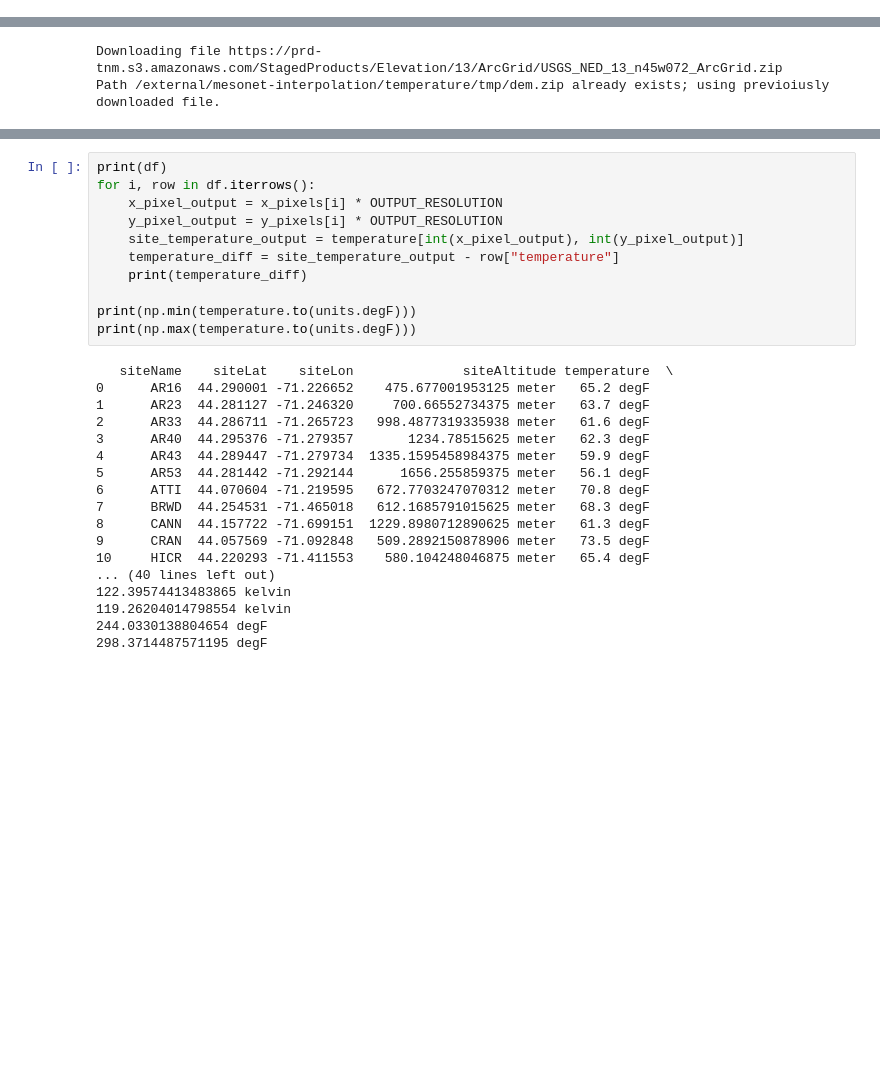
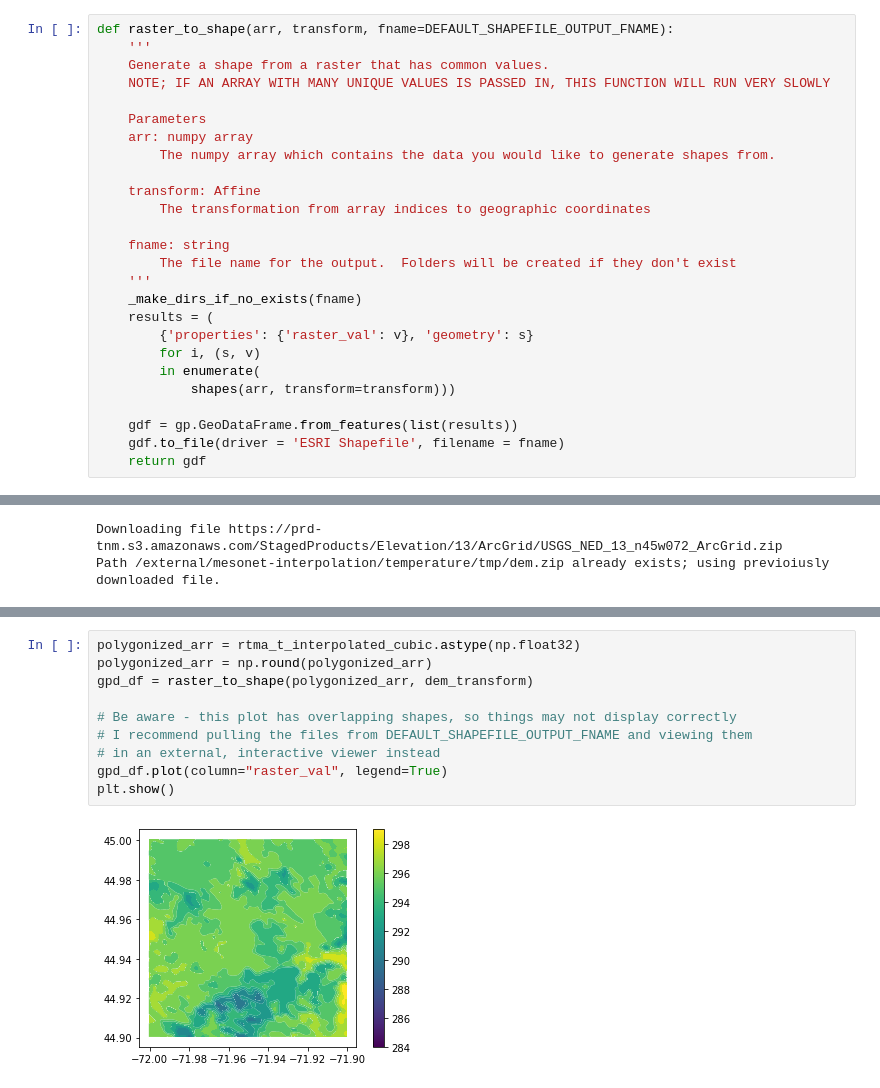
Before and after one commit to mikedorfman/mesonet-interpolation, a Jupyter notebook: temperature/Untitled.ipynb, the cells around one changed output, grey strips where cells are left out. Cells and saved outputs as stored; diff of their text form; blank space fills up the shorter version.

```diff
--- a/temperature/Untitled.ipynb
+++ b/temperature/Untitled.ipynb
@@ -128,6 +203,32 @@ def make_dirs_if_no_exists(dirname):
     if not os.path.exists(os.path.dirname(dirname)):
         print("Path %s does not exist.  Attempting to make it now." % os.path.dirname(dirname))
         os.makedirs(os.path.dirname(dirname))
+# %%
+def raster_to_shape(arr, transform, fname=DEFAULT_SHAPEFILE_OUTPUT_FNAME):
+    '''
+    Generate a shape from a raster that has common values.
+    NOTE; IF AN ARRAY WITH MANY UNIQUE VALUES IS PASSED IN, THIS FUNCTION WILL RUN VERY SLOWLY
+
+    Parameters
+    arr: numpy array
+        The numpy array which contains the data you would like to generate shapes from.
+
+    transform: Affine
+        The transformation from array indices to geographic coordinates
+
+    fname: string
+        The file name for the output.  Folders will be created if they don't exist
+    '''
+    _make_dirs_if_no_exists(fname)
+    results = (
+        {'properties': {'raster_val': v}, 'geometry': s}
+        for i, (s, v)
+        in enumerate(
+            shapes(arr, transform=transform)))
+
+    gdf = gp.GeoDataFrame.from_features(list(results))
+    gdf.to_file(driver = 'ESRI Shapefile', filename = fname)
+    return gdf
 # %%
 # Driver for download and extraction of DEM data
 # Must occur first so altitude data can be determined in the mesonet dataframe
@@ -242,29 +450,12 @@ with rasterio.open(TARGET_DEM_DATA_FILE) as dem:
-# %%
-print(df)
-for i, row in df.iterrows():
-    x_pixel_output = x_pixels[i] * OUTPUT_RESOLUTION
-    y_pixel_output = y_pixels[i] * OUTPUT_RESOLUTION
-    site_temperature_output = temperature[int(x_pixel_output), int(y_pixel_output)]
-    temperature_diff = site_temperature_output - row["temperature"]
-    print(temperature_diff)
-
-print(np.min(temperature.to(units.degF)))
-print(np.max(temperature.to(units.degF)))
-# %% [output]
-   siteName    siteLat    siteLon              siteAltitude temperature  \
-0      AR16  44.290001 -71.226652    475.677001953125 meter   65.2 degF
-1      AR23  44.281127 -71.246320     700.66552734375 meter   63.7 degF
-2      AR33  44.286711 -71.265723   998.4877319335938 meter   61.6 degF
-3      AR40  44.295376 -71.279357       1234.78515625 meter   62.3 degF
-4      AR43  44.289447 -71.279734  1335.1595458984375 meter   59.9 degF
-5      AR53  44.281442 -71.292144      1656.255859375 meter   56.1 degF
-6      ATTI  44.070604 -71.219595   672.7703247070312 meter   70.8 degF
-7      BRWD  44.254531 -71.465018   612.1685791015625 meter   68.3 degF
-8      CANN  44.157722 -71.699151  1229.8980712890625 meter   61.3 degF
-9      CRAN  44.057569 -71.092848   509.2892150878906 meter   73.5 degF
-10     HICR  44.220293 -71.411553    580.104248046875 meter   65.4 degF
-... (40 lines left out)
-122.39574413483865 kelvin
-119.26204014798554 kelvin
-244.0330138804654 degF
-298.3714487571195 degF
+# %%
+polygonized_arr = rtma_t_interpolated_cubic.astype(np.float32)
+polygonized_arr = np.round(polygonized_arr)
+gpd_df = raster_to_shape(polygonized_arr, dem_transform)
+
+# Be aware - this plot has overlapping shapes, so things may not display correctly
+# I recommend pulling the files from DEFAULT_SHAPEFILE_OUTPUT_FNAME and viewing them
+# in an external, interactive viewer instead
+gpd_df.plot(column="raster_val", legend=True)
+plt.show()
+# %% [output]
+[figure, added]
```
Also changed, not shown: parts of 17 cells of this notebook.
